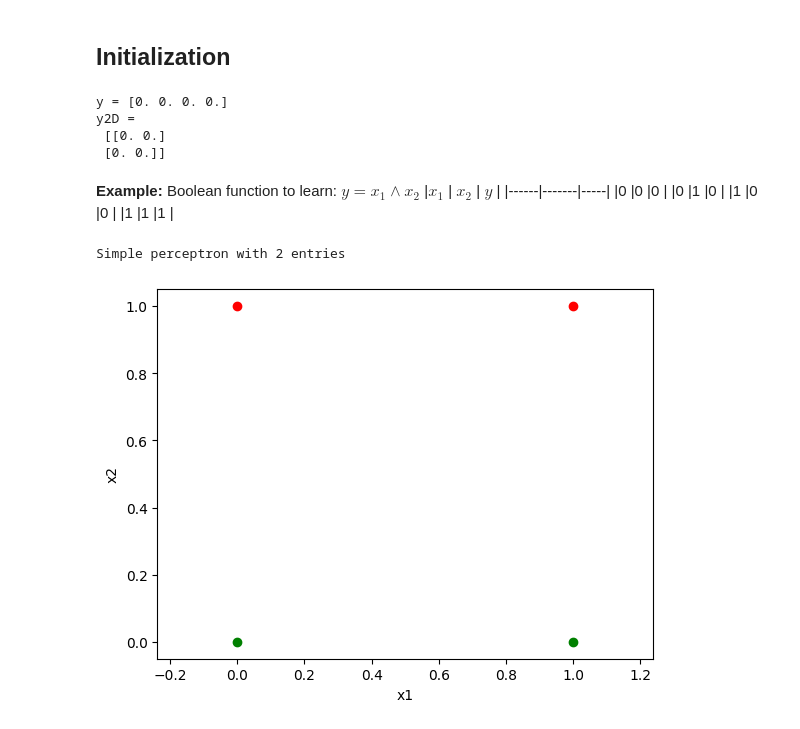
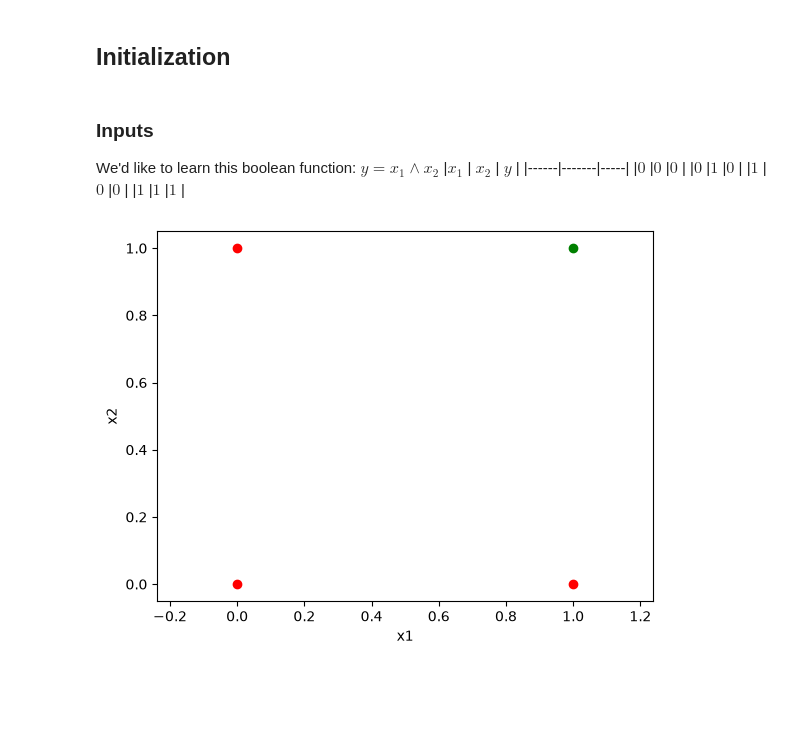
Before and after one commit to Almiinh/ml-exercises, a Jupyter notebook: ml/4-perceptron/perceptron.ipynb, the cells around one changed output. Saved outputs shown, nothing was run; the diff lists cells and outputs as text; code cells hidden in the pictures; blank space fills up the shorter version.

```diff
--- a/ml/4-perceptron/perceptron.ipynb
+++ b/ml/4-perceptron/perceptron.ipynb
@@ -9,56 +9,35 @@ import random
 # %% [markdown]
 ## Initialization
 # %%
-n_entries = 2                   # Number of entries
-n_values = 2                    # Number of values # 0 or 1
-t = 8                           # Number of epochs
-n = pow(n_values, n_entries)    # Size of the learning set
-
-# Function to learn
-y = np.zeros(n)
-y2D = np.zeros((n_entries, n_entries))
-k = 0
-x1 = np.zeros(n)
-x2 = np.zeros(n)
-print("y =", y)
-print("y2D =\n", y2D)
-print("Simple perceptron with " + str(n_entries) + " entries")
+n_entries = 2  # Number of entries
+n_values = 2  # Number of values # 0 or 1
+epochs = 8  # Number of epochs
+n = pow(n_values, n_entries)  # Size of the learning set
-# %% [output]
-y = [0. 0. 0. 0.]
-y2D =
- [[0. 0.]
- [0. 0.]]
 # %% [markdown]
-**Example:** Boolean function to learn: $y = x_1 \land x_2$
+### Inputs
+We'd like to learn this boolean function: $y = x_1 \land x_2$
 |$x_1$ | $x_2$ | $y$ |
 |------|-------|-----|
-|0     |0      |0    |
-|0     |1      |0    |
-|1     |0      |0    |
-|1     |1      |1    |
+|$0$   |$0$    |$0$  |
+|$0$   |$1$    |$0$  |
+|$1$   |$0$    |$0$  |
+|$1$   |$1$    |$1$  |
 # %%
-# Read the values of y for all examples x1 and x2
-for i in range(0, n_entries):
-    for j in range(0, n_values):
-        x1[k] = i
-        x2[k] = j
-        y_s = input(f"Give a value for x=(x1,x2) = ({i}, {j}) (0/1): ")
-        y[i * n_entries + j] = int(y_s)
-        y2D[i, j] = int(y_s)
-        k = k + 1
+# Read the values of y for all examples p and q
+epoch = 0
+x1 = np.array([0, 0, 1, 1])
+x2 = np.array([0, 1, 0, 1])
+y = np.array([0, 0, 0, 1])
+y2D = y.reshape(n_entries, n_entries)
 
 # Plot the function to learn on a graph
-for i in range(0, n_entries):
-    for j in range(0, n_entries):
-        if y2D[i, j] == 0:
-            plt.scatter(i, j, color="red")
-        else:
-            plt.scatter(i, j, color="green")
+for i in range(n_entries):
+    for j in range(n_entries):
+        plt.scatter(i, j, color="green" if y2D[i, j] else "red")
 
 plt.xlabel("x1")
 plt.ylabel("x2")
 plt.axis("equal")
 plt.show()
 # %% [output]
-Simple perceptron with 2 entries
-[figure, old version]
+[figure, new version]
```
Also changed, not shown: parts of 6 cells of this notebook.
